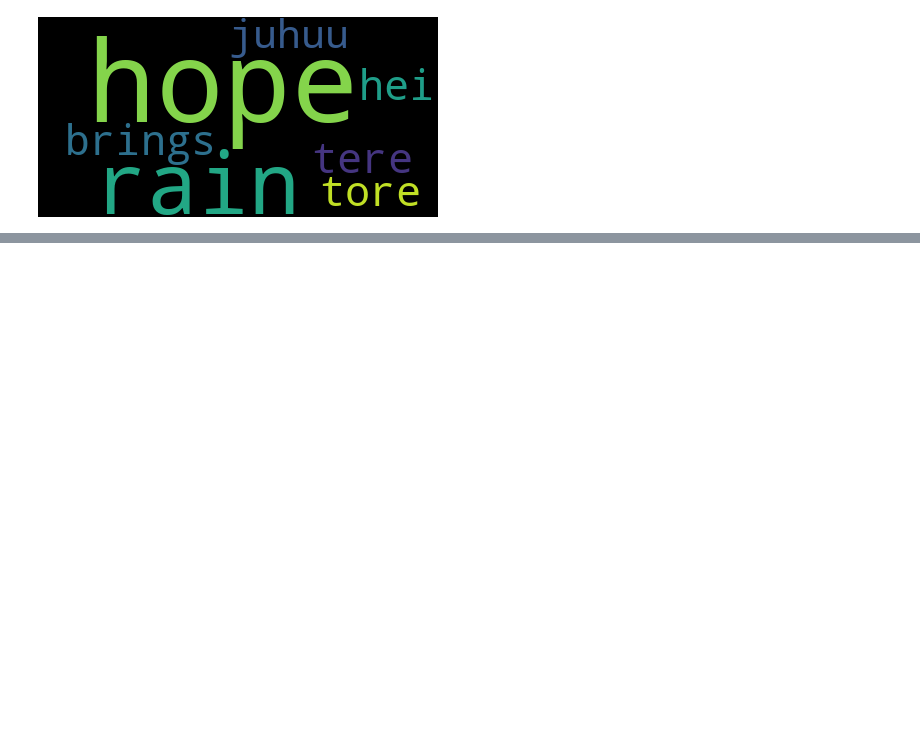
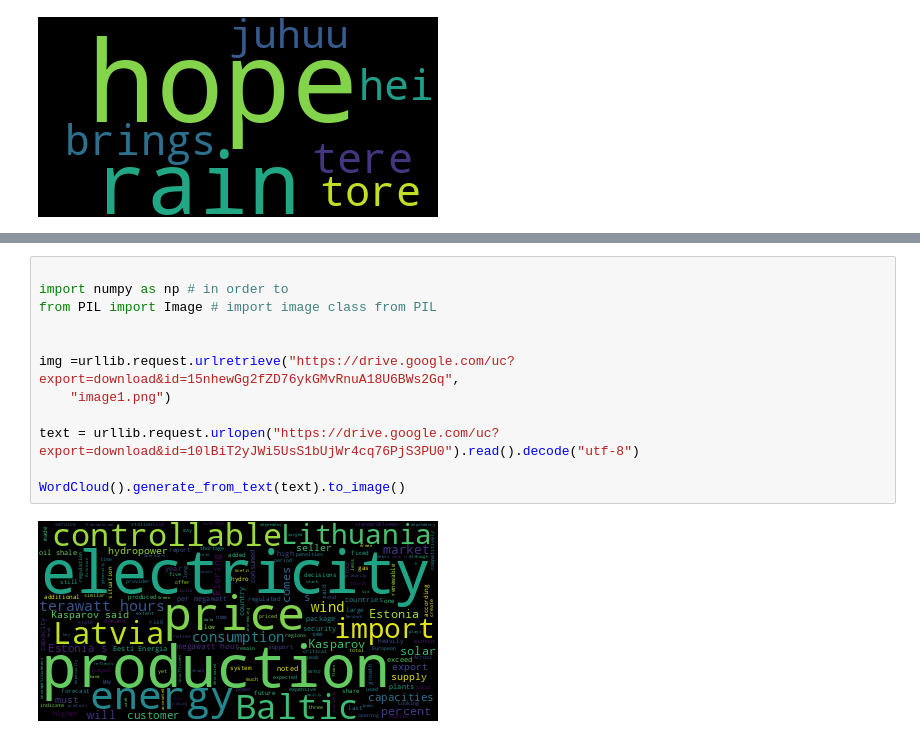
Before and after one commit to raheltoom3/dt-2025-data-visualisation, a Jupyter notebook: notebooks/week_11.ipynb, the cells around one changed output, grey strips where cells are left out. Cells and saved outputs as stored; diff of their text form; blank space fills up the shorter version.

```diff
--- a/notebooks/week_11.ipynb
+++ b/notebooks/week_11.ipynb
@@ -138,0 +147,14 @@ ValueError: unknown url type: ''
+# %%
+
+import numpy as np # in order to
+from PIL import Image # import image class from PIL
+
+
+img =urllib.request.urlretrieve("https://drive.google.com/uc?export=download&id=15nhewGg2fZD76ykGMvRnuA18U6BWs2Gq",
+    "image1.png")
+
+text = urllib.request.urlopen("https://drive.google.com/uc?export=download&id=10lBiT2yJWi5UsS1bUjWr4cq76PjS3PU0").read().decode("utf-8")
+
+WordCloud().generate_from_text(text).to_image()
+# %% [output]
+[figure, added]
```
Also changed, not shown: parts of 2 cells of this notebook, 1 other file.
